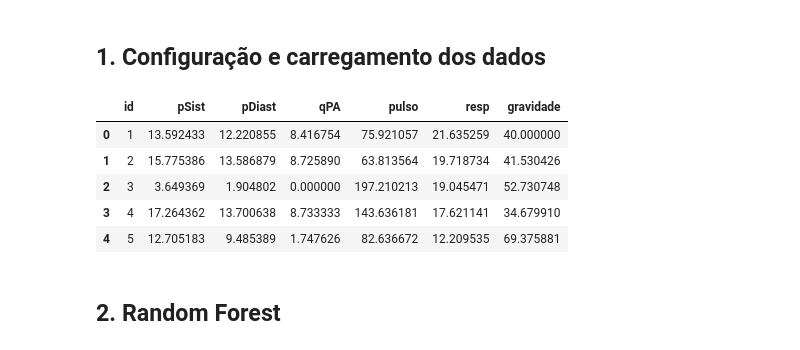
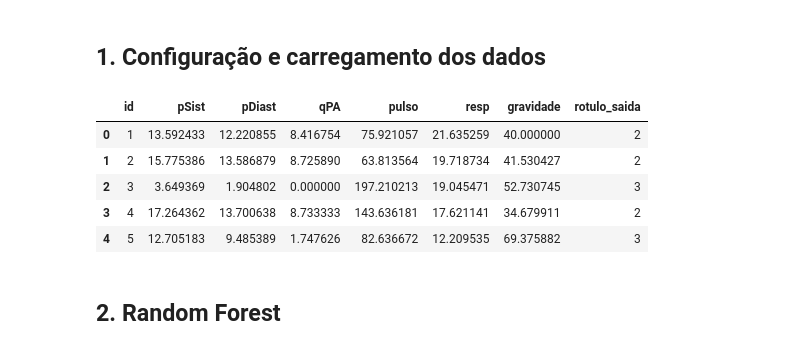
Before and after one commit to maria-exe/machine-learning, a Jupyter notebook: random-forest.ipynb, the cells around one changed output. Cells and saved outputs as stored; diff of their text form; code cells hidden in the pictures.

```diff
--- a/random-forest.ipynb
+++ b/random-forest.ipynb
@@ -28,12 +28,12 @@ df_slabel = pd.read_csv("dados/01_treino_sinais_vitais_sem_label.csv", header=No
 df_label = pd.read_csv("dados/02_treino_sinais_vitais_com_label.csv", header=None, names=['id', 'pSist', 'pDiast', 'qPA', 'pulso', 'resp', 'gravidade', 'rotulo_saida'])
 # %%
-df_slabel.head()
+df_label.head()
 # %% [output]
-|  | id | pSist | pDiast | qPA | pulso | resp | gravidade |
-| 0 | 1 | 13.592433 | 12.220855 | 8.416754 | 75.921057 | 21.635259 | 40.000000 |
-| 1 | 2 | 15.775386 | 13.586879 | 8.725890 | 63.813564 | 19.718734 | 41.530426 |
-| 2 | 3 | 3.649369 | 1.904802 | 0.000000 | 197.210213 | 19.045471 | 52.730748 |
-| 3 | 4 | 17.264362 | 13.700638 | 8.733333 | 143.636181 | 17.621141 | 34.679910 |
-| 4 | 5 | 12.705183 | 9.485389 | 1.747626 | 82.636672 | 12.209535 | 69.375881 |
+|  | id | pSist | pDiast | qPA | pulso | resp | gravidade | rotulo_saida |
+| 0 | 1 | 13.592433 | 12.220855 | 8.416754 | 75.921057 | 21.635259 | 40.000000 | 2 |
+| 1 | 2 | 15.775386 | 13.586879 | 8.725890 | 63.813564 | 19.718734 | 41.530427 | 2 |
+| 2 | 3 | 3.649369 | 1.904802 | 0.000000 | 197.210213 | 19.045471 | 52.730745 | 3 |
+| 3 | 4 | 17.264362 | 13.700638 | 8.733333 | 143.636181 | 17.621141 | 34.679911 | 2 |
+| 4 | 5 | 12.705183 | 9.485389 | 1.747626 | 82.636672 | 12.209535 | 69.375882 | 3 |
 # %%
 # colunas nao usadas
```
Also changed, not shown: parts of 11 cells of this notebook, 1 other file.
